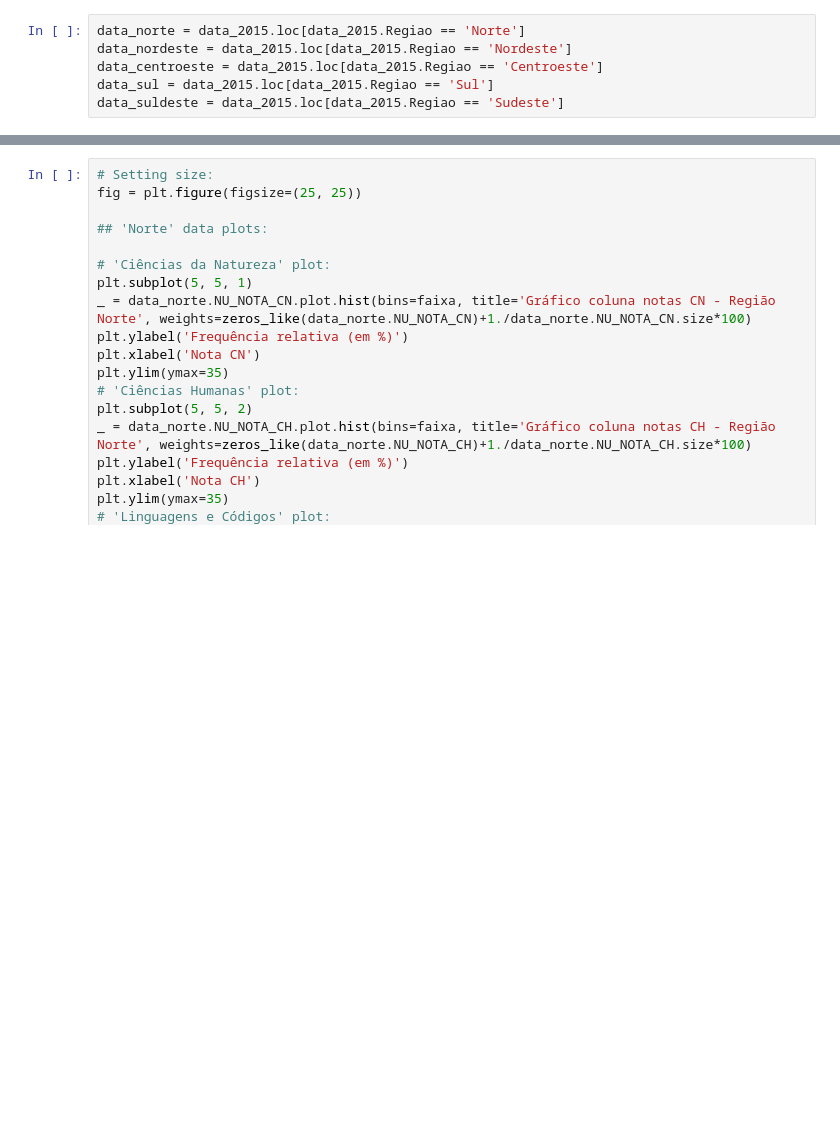
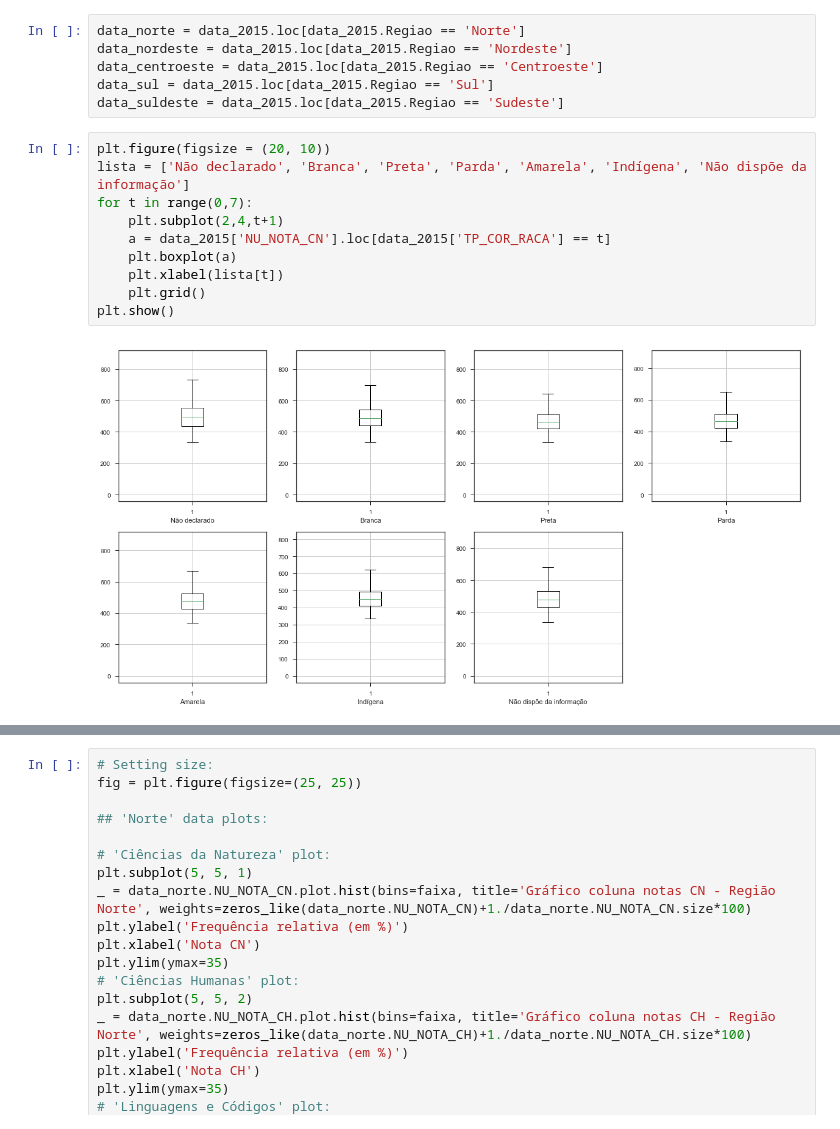
Before and after one commit to pedross3/CDDP_final, a Jupyter notebook: Projeto 03.ipynb, the cells around one changed output, grey strips where cells are left out. Drawn from its saved outputs; the diff is of its cells as text; blank space fills up the shorter version.

Commit message:
doppey's boxplots

```diff
--- a/Projeto 03.ipynb
+++ b/Projeto 03.ipynb
@@ -412,4 +420,16 @@ data_nordeste = data_2015.loc[data_2015.Regiao == 'Nordeste']
 data_centroeste = data_2015.loc[data_2015.Regiao == 'Centroeste']
 data_sul = data_2015.loc[data_2015.Regiao == 'Sul']
 data_suldeste = data_2015.loc[data_2015.Regiao == 'Sudeste']
+# %%
+plt.figure(figsize = (20, 10))
+lista = ['Não declarado', 'Branca', 'Preta', 'Parda', 'Amarela', 'Indígena', 'Não dispõe da informação']
+for t in range(0,7):
+    plt.subplot(2,4,t+1)
+    a = data_2015['NU_NOTA_CN'].loc[data_2015['TP_COR_RACA'] == t]
+    plt.boxplot(a)
+    plt.xlabel(lista[t])
+    plt.grid()
+plt.show()
+# %% [output]
+[figure, added]
 # %%
```
Also changed, not shown: parts of 8 cells of this notebook.
